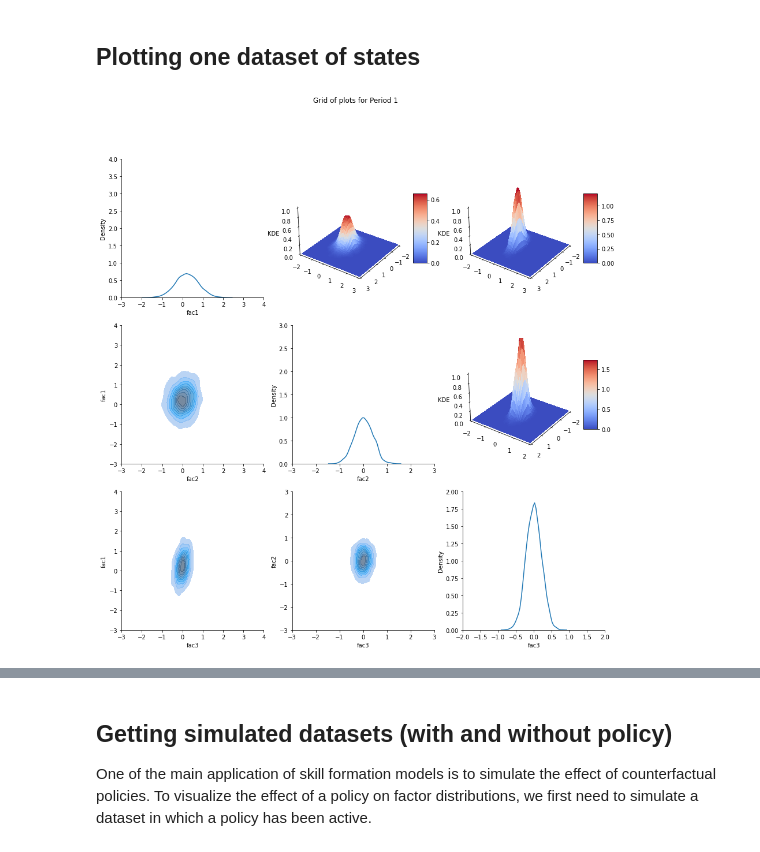
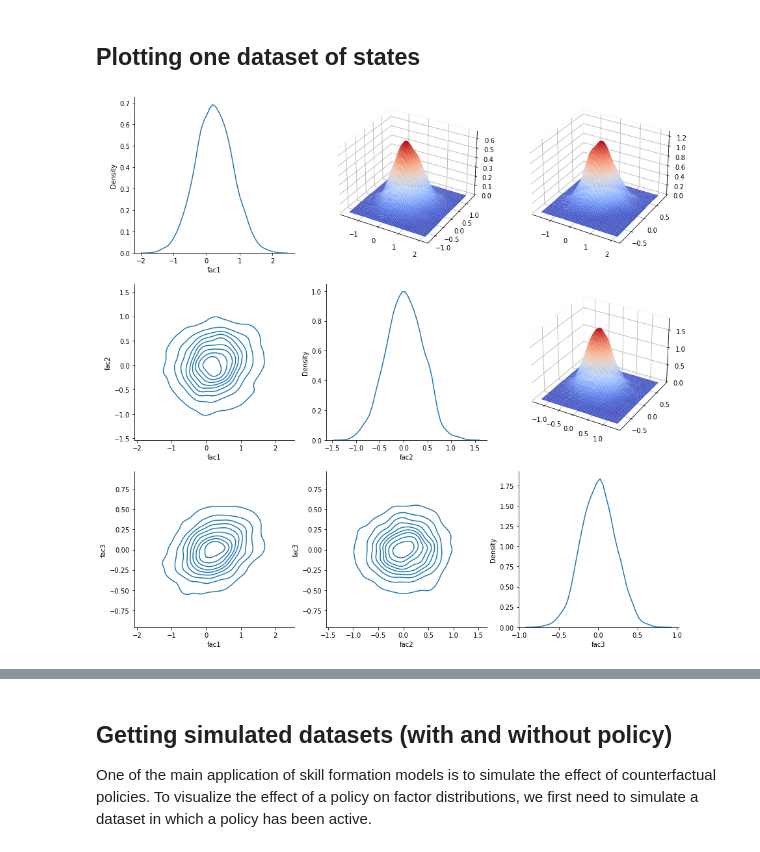
Before and after one commit to OpenSourceEconomics/skillmodels, a Jupyter notebook: docs/source/how_to_guides/how_to_visualize_pairwise_factor_distribution.ipynb, the cells around one changed output, grey strips where cells are left out. Drawn from its saved outputs; the diff is of its cells as text; code cells hidden in the pictures.

Commit message:
Redo plotting.

```diff
--- a/docs/source/how_to_guides/how_to_visualize_pairwise_factor_distribution.ipynb
+++ b/docs/source/how_to_guides/how_to_visualize_pairwise_factor_distribution.ipynb
@@ -38,14 +40,14 @@ state_ranges = debug_data["state_ranges"]
 # %% [markdown]
 ## Plotting one dataset of states
 # %%
-fig = plot_pairwise_factor_distributions(
+fig = plot_factor_distributions(
     states=filtered_states,
     model_dict=model_dict,
     add_3d_plots=True,
     period=1,
 )
 # %% [output]
-[figure, old version]
+[figure, new version]
 # %% [markdown]
 ## Optional arguments of the plotting function
 
```
Also changed, not shown: parts of 7 cells of this notebook, 2 other files.
